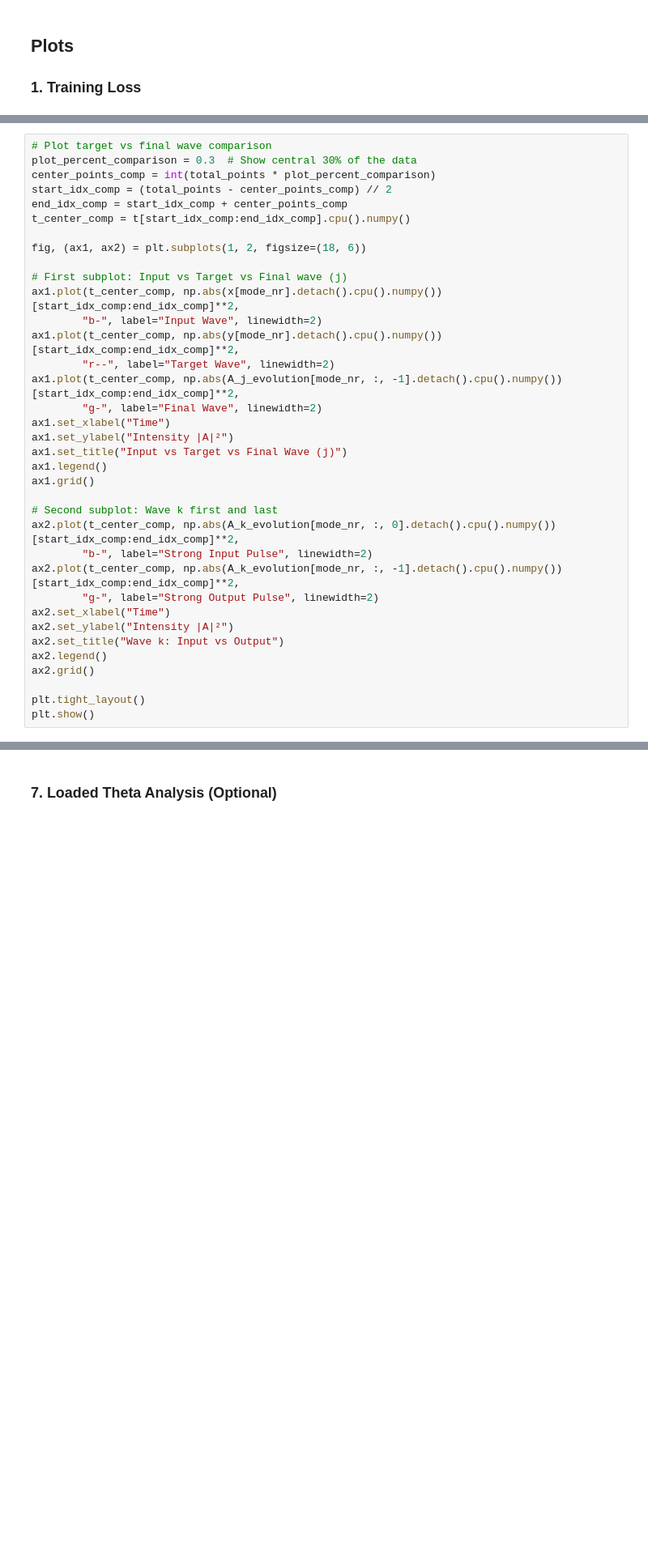
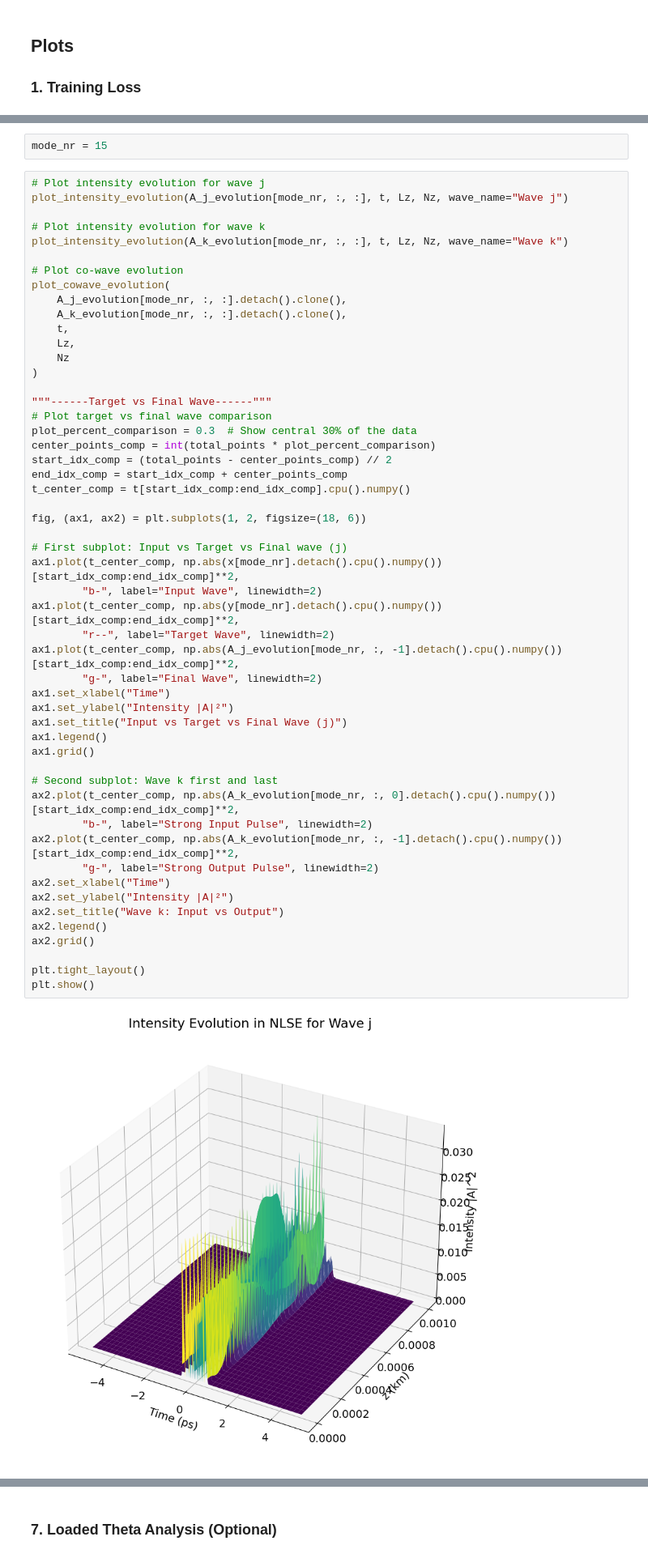
Before and after one commit to lukass16/LGW-Lab-NLSE, a Jupyter notebook: NLSE in PyTorch/analyze_xpm_identity.ipynb, the cells around one changed output, grey strips where cells are left out. Shown at 81% size. Saved outputs shown, nothing was run; the diff lists cells and outputs as text; blank space fills up the shorter version.

```diff
--- a/NLSE in PyTorch/analyze_xpm_identity.ipynb
+++ b/NLSE in PyTorch/analyze_xpm_identity.ipynb
@@ -218,4 +209,22 @@ plt.show()
+# %%
+mode_nr = 15
 # %%
+# Plot intensity evolution for wave j
+plot_intensity_evolution(A_j_evolution[mode_nr, :, :], t, Lz, Nz, wave_name="Wave j")
+
+# Plot intensity evolution for wave k
+plot_intensity_evolution(A_k_evolution[mode_nr, :, :], t, Lz, Nz, wave_name="Wave k")
+
+# Plot co-wave evolution
+plot_cowave_evolution(
+    A_j_evolution[mode_nr, :, :].detach().clone(),
+    A_k_evolution[mode_nr, :, :].detach().clone(),
+    t,
+    Lz,
+    Nz
+)
+
+"""------Target vs Final Wave------"""
 # Plot target vs final wave comparison
 plot_percent_comparison = 0.3  # Show central 30% of the data
 center_points_comp = int(total_points * plot_percent_comparison)
@@ -224,30 +233,32 @@ end_idx_comp = start_idx_comp + center_points_comp
 t_center_comp = t[start_idx_comp:end_idx_comp].cpu().numpy()
 
 fig, (ax1, ax2) = plt.subplots(1, 2, figsize=(18, 6))
 
 # First subplot: Input vs Target vs Final wave (j)
 ax1.plot(t_center_comp, np.abs(x[mode_nr].detach().cpu().numpy())[start_idx_comp:end_idx_comp]**2,
         "b-", label="Input Wave", linewidth=2)
 ax1.plot(t_center_comp, np.abs(y[mode_nr].detach().cpu().numpy())[start_idx_comp:end_idx_comp]**2,
         "r--", label="Target Wave", linewidth=2)
 ax1.plot(t_center_comp, np.abs(A_j_evolution[mode_nr, :, -1].detach().cpu().numpy())[start_idx_comp:end_idx_comp]**2,
         "g-", label="Final Wave", linewidth=2)
 ax1.set_xlabel("Time")
 ax1.set_ylabel("Intensity |A|²")
 ax1.set_title("Input vs Target vs Final Wave (j)")
 ax1.legend()
 ax1.grid()
 
 # Second subplot: Wave k first and last
 ax2.plot(t_center_comp, np.abs(A_k_evolution[mode_nr, :, 0].detach().cpu().numpy())[start_idx_comp:end_idx_comp]**2,
         "b-", label="Strong Input Pulse", linewidth=2)
 ax2.plot(t_center_comp, np.abs(A_k_evolution[mode_nr, :, -1].detach().cpu().numpy())[start_idx_comp:end_idx_comp]**2,
         "g-", label="Strong Output Pulse", linewidth=2)
 ax2.set_xlabel("Time")
 ax2.set_ylabel("Intensity |A|²")
 ax2.set_title("Wave k: Input vs Output")
 ax2.legend()
 ax2.grid()
 
 plt.tight_layout()
 plt.show()
+# %% [output]
+[figure, added]
```
Also changed, not shown: parts of 23 cells of this notebook, 4 other files.
